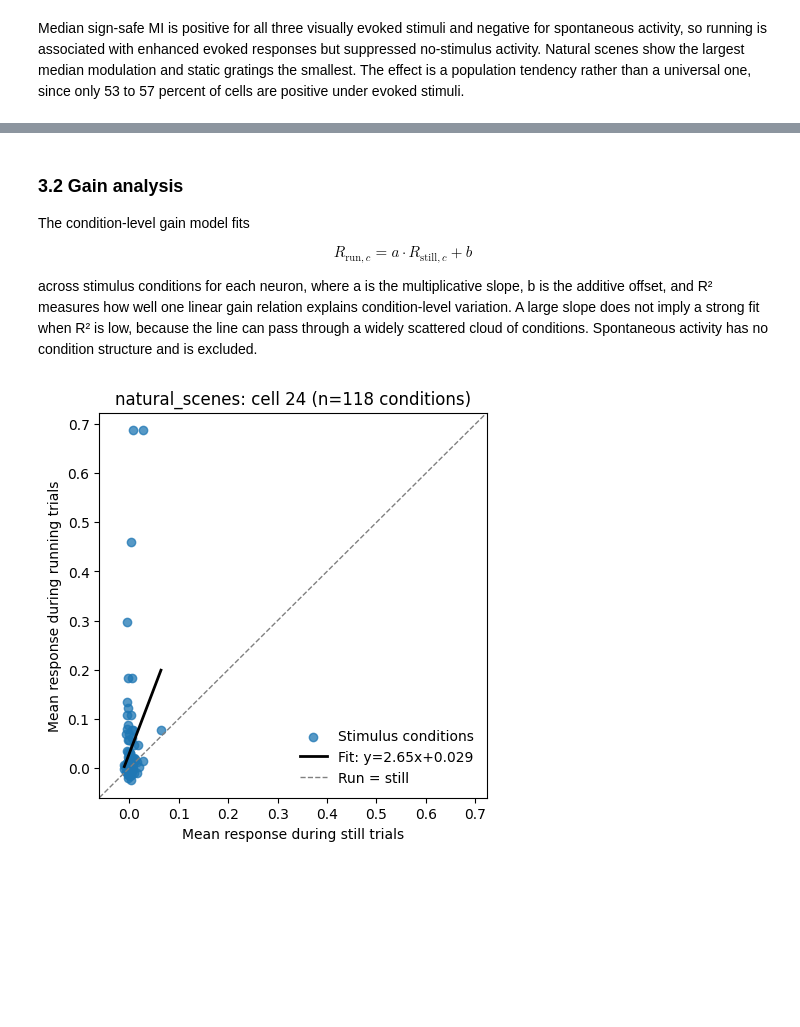
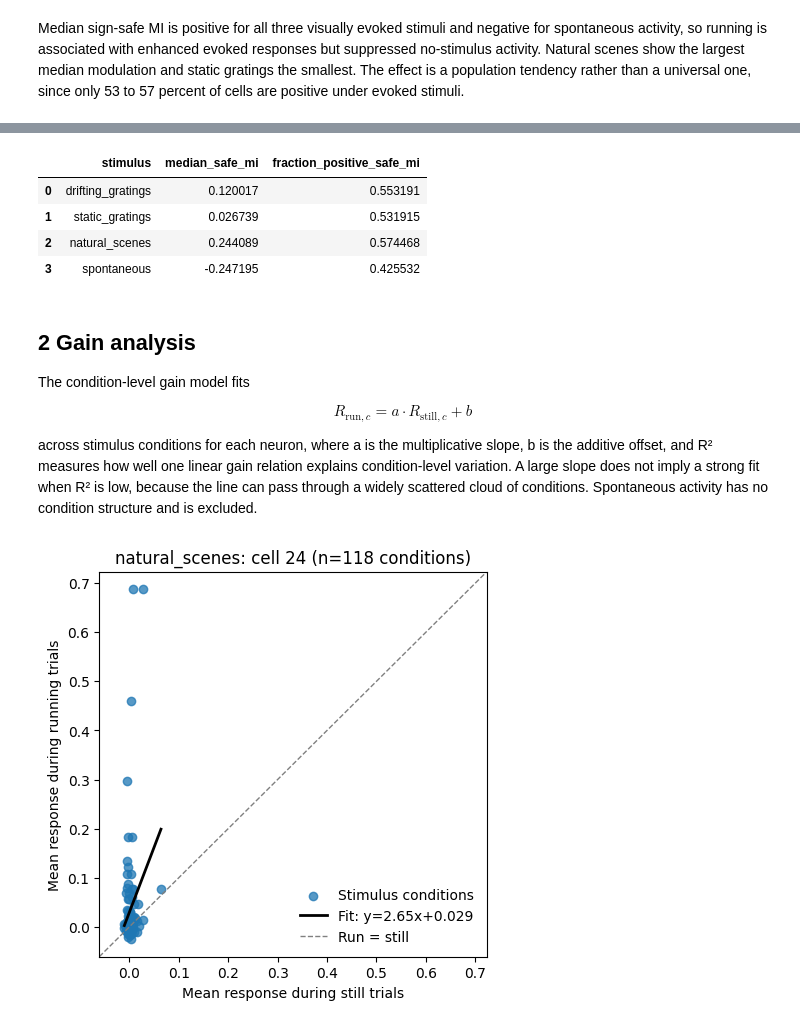
Before and after one commit to ZhidongZhang96/NDS-V1-RunningNaturalMod, a Jupyter notebook: visual_coding_B.ipynb, the cells around one changed output, grey strips where cells are left out. Drawn from its saved outputs; the diff is of its cells as text; code cells hidden in the pictures; blank space fills up the shorter version.

```diff
--- a/visual_coding_B.ipynb
+++ b/visual_coding_B.ipynb
@@ -306,5 +297,14 @@ Median sign-safe MI is positive for all three visually evoked stimuli and negati
+# %%
+mi_safe_table = mi_version_summary[["stimulus", "median_safe_mi", "fraction_positive_safe_mi"]].copy()
+mi_safe_table
+# %% [output]
+|  | stimulus | median_safe_mi | fraction_positive_safe_mi |
+| 0 | drifting_gratings | 0.120017 | 0.553191 |
+| 1 | static_gratings | 0.026739 | 0.531915 |
+| 2 | natural_scenes | 0.244089 | 0.574468 |
+| 3 | spontaneous | -0.247195 | 0.425532 |
 # %% [markdown]
-### 3.2 Gain analysis
+## 2 Gain analysis
 
 The condition-level gain model fits
 
```
Also changed, not shown: parts of 35 cells of this notebook, 4 other files.
